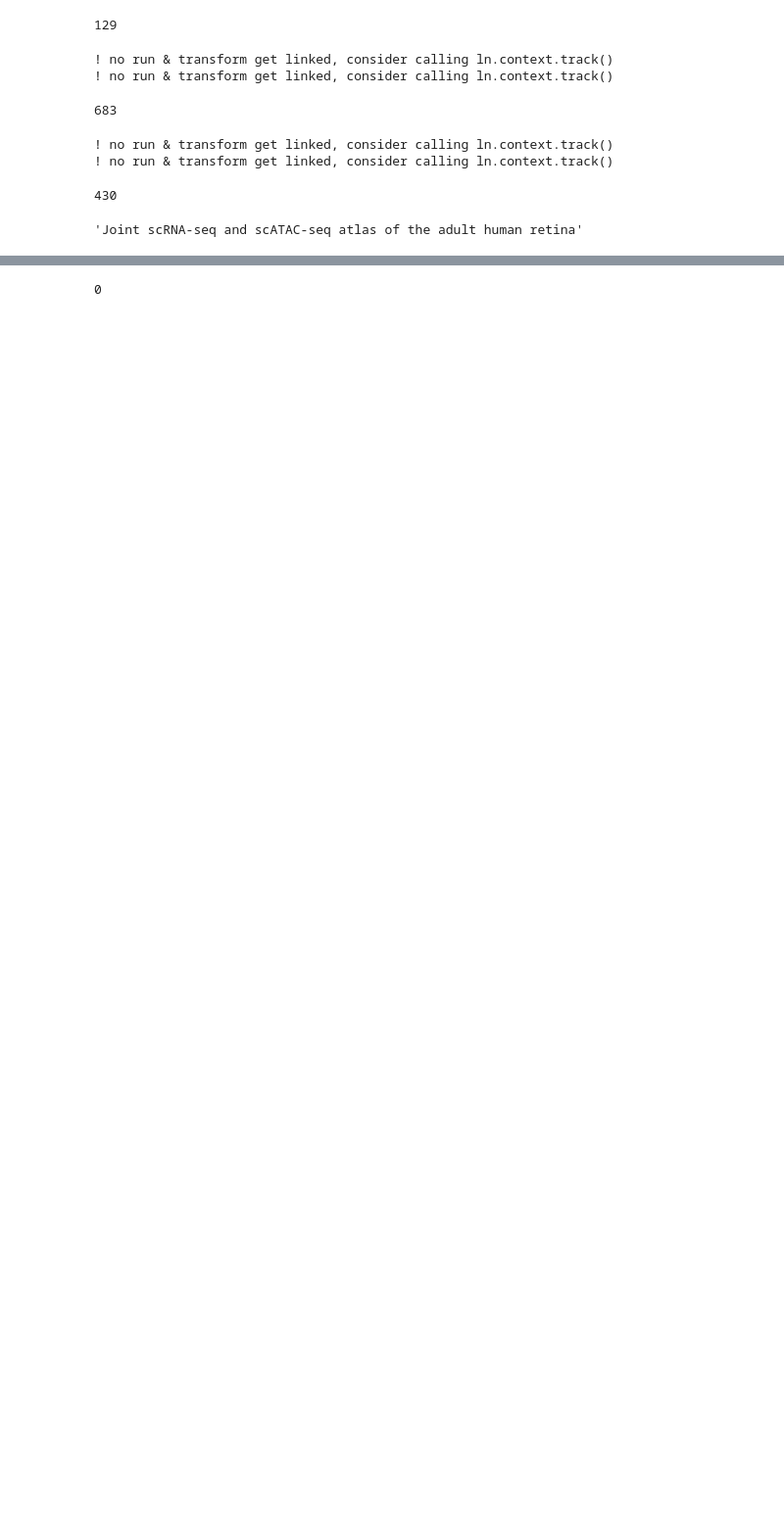
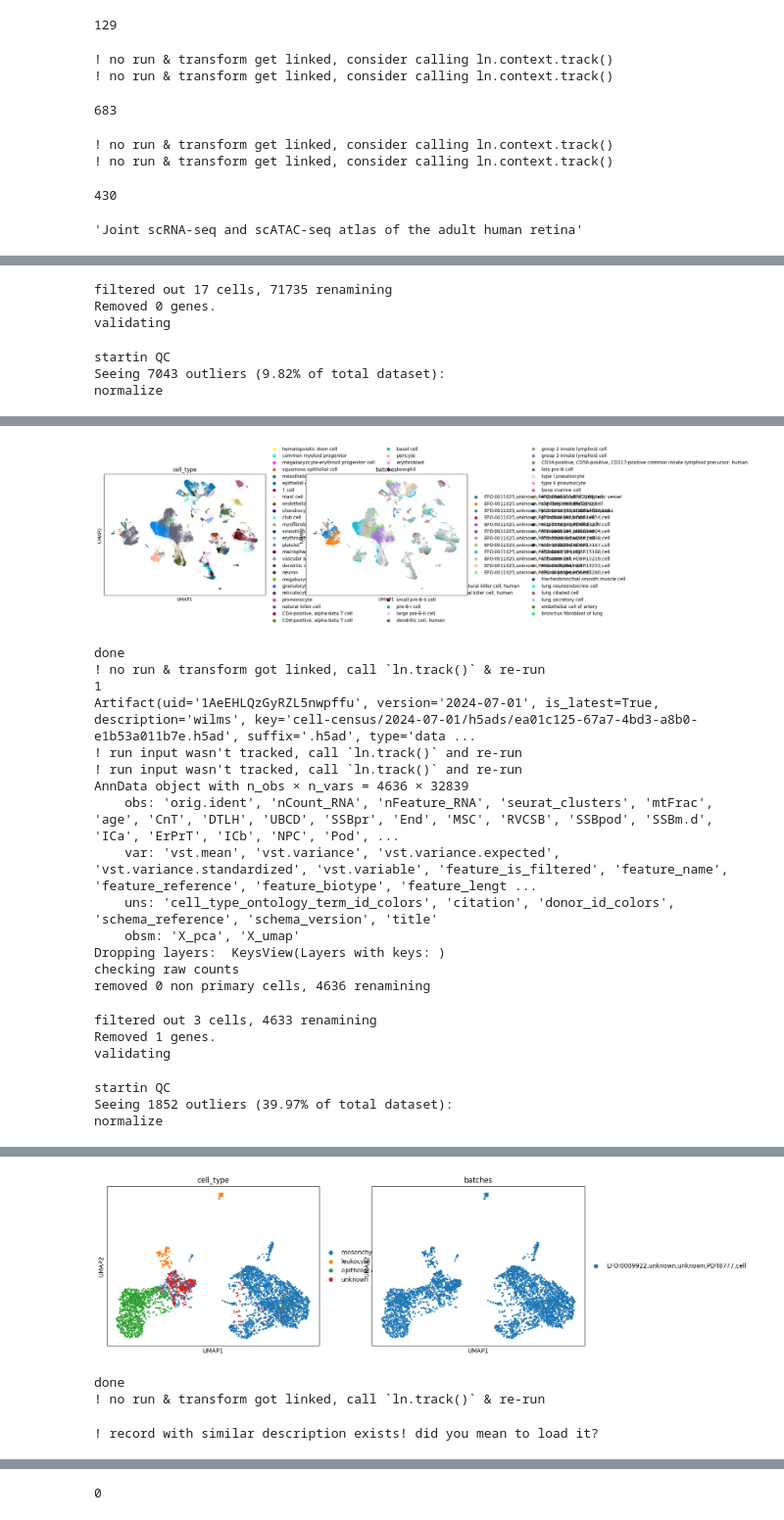
Before and after one commit to cantinilab/scPRINT-ICML, a Jupyter notebook: notebooks/additional/update_lamin_or_cellxgene.ipynb, the cells around one changed output, grey strips where cells are left out. Shown at 98% size. Drawn from its saved outputs; the diff is of its cells as text; code cells hidden in the pictures; blank space fills up the shorter version.

```diff
--- a/notebooks/additional/update_lamin_or_cellxgene.ipynb
+++ b/notebooks/additional/update_lamin_or_cellxgene.ipynb
@@ -170,11 +148,13 @@ cx_dataset_2.artifacts.filter(key="cell-census/2023-12-15/h5ads/"+a[20]).one().d
 # %%
 from scdataloader.preprocess import (
     LaminPreprocessor,
-    additional_postprocess,
     additional_preprocess,
+    additional_postprocess
 )
+%load_ext autoreload
+%autoreload 2
 
 DESCRIPTION='scPRINT-V2 datasets'
 
 
-do_preprocess = LaminPreprocessor(additional_postprocess=additional_postprocess, additional_preprocess=additional_preprocess, skip_validate=False, subset_hvg=3000, cache=False, stream=True, filter_gene_by_counts=False, filter_cell_by_counts=500, min_valid_genes_id=4000, min_nnz_genes=150, maxdropamount=90, organisms=["NCBITaxon:9606", "NCBITaxon:9544", "NCBITaxon:9483", "NCBITaxon:10090"], batch_key="assay_ontology_term_id")
+do_preprocess = LaminPreprocessor(additional_postprocess=additional_postprocess, additional_preprocess=additional_preprocess, skip_validate=False, n_hvg_for_postp=3000, cache=False, filter_gene_by_counts=False, filter_cell_by_counts=500, min_valid_genes_id=2000, min_nnz_genes=100, do_postp=True, maxdropamount=90, organisms=["NCBITaxon:9606", "NCBITaxon:9544", "NCBITaxon:9483", "NCBITaxon:10090"])
@@ -199,0 +164,18 @@ len([i for i in cx_dataset_2.artifacts.filter() if i.is_latest])
+# %%
+touse = []
+for f in cx_dataset.artifacts.filter():
+    if len(touse) > 10:
+        break
+    if not f.is_latest:
+        continue
+    if 'is_primary_data' in f.open().obs.columns:
+        if f.open().obs.is_primary_data.sum() == 0:
+            continue
+    f.cache()
+    if len(ln.Artifact.filter(uid=f.uid))==0:
+        try:
+            f.save()
+        except Exception as e:
+            if len(ln.Artifact.filter(uid=f.uid))==0:
+                raise e
+    touse.append(f)
@@ -199,0 +201,3 @@ len([i for i in cx_dataset_2.artifacts.filter() if i.is_latest])
+# %%
+col = ln.Collection(touse, name="my census subset", description="to run on preprocess")
+col.save()
@@ -199,0 +220,3 @@ len([i for i in cx_dataset_2.artifacts.filter() if i.is_latest])
+# %%
+preprocessed_dataset = do_preprocess(col, name="scPRINT-V2 test", description="file for scprint v2 test datasets", start_at=0, version="2")
+# %% [output]
@@ -199,0 +237,6 @@ len([i for i in cx_dataset_2.artifacts.filter() if i.is_latest])
+filtered out 17 cells, 71735 renamining
+Removed 0 genes.
+validating
+startin QC
+Seeing 7043 outliers (9.82% of total dataset):
+normalize
@@ -199,0 +244,21 @@ len([i for i in cx_dataset_2.artifacts.filter() if i.is_latest])
+[figure, added]
+done
+! no run & transform got linked, call `ln.track()` & re-run
+1
+Artifact(uid='1AeEHLQzGyRZL5nwpffu', version='2024-07-01', is_latest=True, description='wilms', key='cell-census/2024-07-01/h5ads/ea01c125-67a7-4bd3-a8b0-e1b53a011b7e.h5ad', suffix='.h5ad', type='data ...
+! run input wasn't tracked, call `ln.track()` and re-run
+! run input wasn't tracked, call `ln.track()` and re-run
+AnnData object with n_obs × n_vars = 4636 × 32839
+    obs: 'orig.ident', 'nCount_RNA', 'nFeature_RNA', 'seurat_clusters', 'mtFrac', 'age', 'CnT', 'DTLH', 'UBCD', 'SSBpr', 'End', 'MSC', 'RVCSB', 'SSBpod', 'SSBm.d', 'ICa', 'ErPrT', 'ICb', 'NPC', 'Pod', ...
+    var: 'vst.mean', 'vst.variance', 'vst.variance.expected', 'vst.variance.standardized', 'vst.variable', 'feature_is_filtered', 'feature_name', 'feature_reference', 'feature_biotype', 'feature_lengt ...
+    uns: 'cell_type_ontology_term_id_colors', 'citation', 'donor_id_colors', 'schema_reference', 'schema_version', 'title'
+    obsm: 'X_pca', 'X_umap'
+Dropping layers:  KeysView(Layers with keys: )
+checking raw counts
+removed 0 non primary cells, 4636 renamining
+filtered out 3 cells, 4633 renamining
+Removed 1 genes.
+validating
+startin QC
+Seeing 1852 outliers (39.97% of total dataset):
+normalize
@@ -199,0 +266,4 @@ len([i for i in cx_dataset_2.artifacts.filter() if i.is_latest])
+[figure, added]
+done
+! no run & transform got linked, call `ln.track()` & re-run
+! record with similar description exists! did you mean to load it?
```
Also changed, not shown: parts of 24 cells of this notebook, 1 other file.
